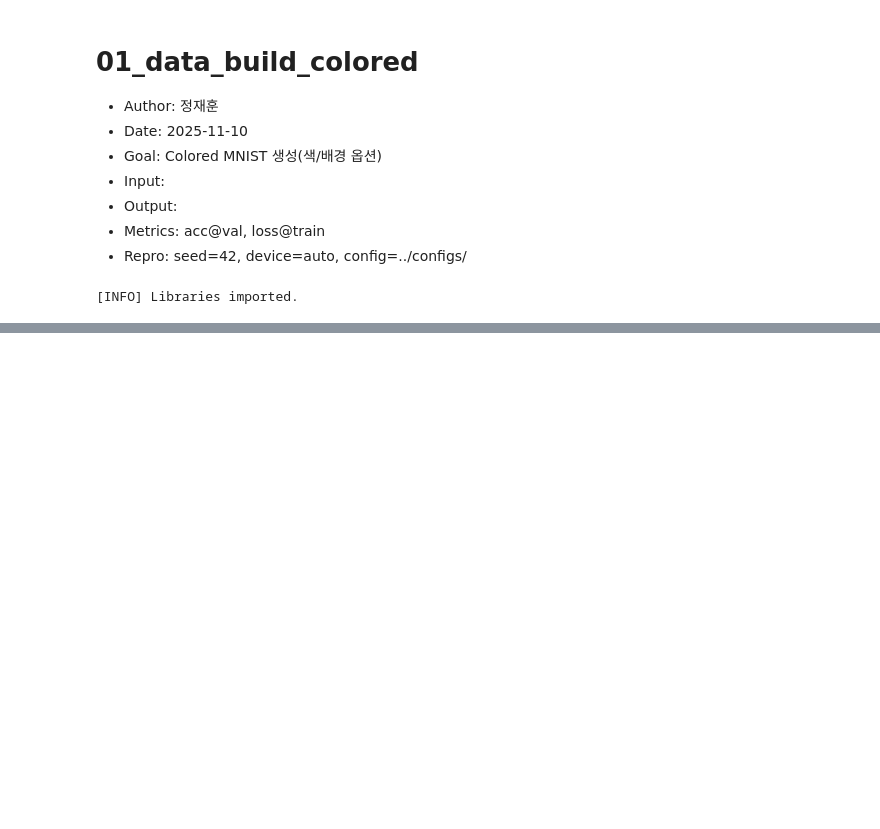
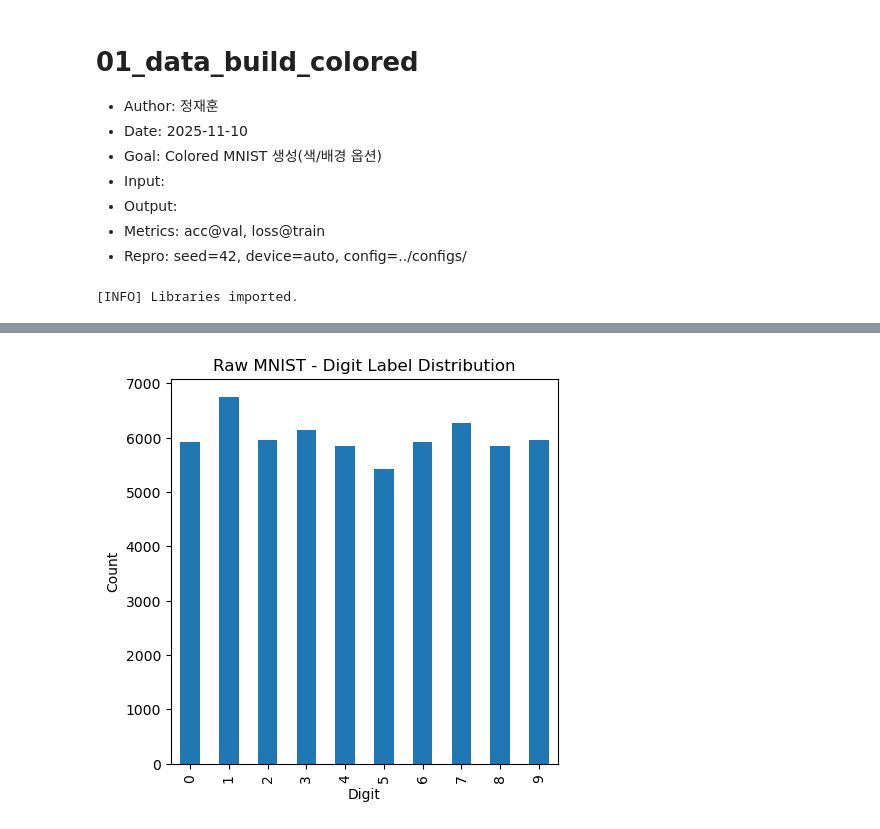
Before and after one commit to ML-SSU-2025/colored-mnist-classification, a Jupyter notebook: notebooks/01_preprocessing_colored_mnist.ipynb, the cells around one changed output, grey strips where cells are left out. Drawn from its saved outputs; the diff is of its cells as text; code cells hidden in the pictures; blank space fills up the shorter version.

```diff
--- a/notebooks/01_preprocessing_colored_mnist.ipynb
+++ b/notebooks/01_preprocessing_colored_mnist.ipynb
@@ -917,0 +93,90 @@ Name: count, dtype: int64
+# %%
+# ======================================
+# Cell 3. Load raw MNIST (train_images / train_labels) + basic EDA
+# ======================================
+def load_mnist_npz(npz_path: str):
+    """
+    Load MNIST from mnist_train.npz with keys:
+      - train_images: (60000, 28, 28), uint8
+      - train_labels: (60000,), int64
+    Returns:
+      X: (N, 28, 28), float32
+      y: (N,), int64
+    """
+    data = np.load(npz_path)
+    print("[INFO] Keys in mnist_train.npz:", data.files)
+
+    if "train_images" not in data.files or "train_labels" not in data.files:
+        raise ValueError("Expected keys 'train_images' and 'train_labels' in mnist_train.npz.")
+
+    X = data["train_images"].astype(np.float32)  # (N, 28, 28)
+    y = data["train_labels"].astype(np.int64)   # (N,)
+    if X.ndim != 3 or X.shape[1:] != (28, 28):
+        raise ValueError(f"Unexpected train_images shape: {X.shape}")
+
+    return X, y
+
+
+X_raw, y_raw = load_mnist_npz(MNIST_TRAIN_PATH)
+
+N_BASE = X_raw.shape[0]
+print(f"[INFO] Raw MNIST shape (N, H, W): {X_raw.shape}")
+print(f"[INFO] Raw labels shape         : {y_raw.shape}")
+print(f"[INFO] Unique labels            : {np.unique(y_raw)}")
+
+# --- EDA: label distribution (raw) ---
+label_counts = pd.Series(y_raw).value_counts().sort_index()
+print("\n[EDA] Digit label counts (raw):")
+print(label_counts)
+
+plt.figure()
+label_counts.plot(kind="bar")
+plt.title("Raw MNIST - Digit Label Distribution")
+plt.xlabel("Digit")
+plt.ylabel("Count")
+plt.show()
+
+# --- EDA: pixel statistics (raw) ---
+flat_pixels = X_raw.reshape(-1)
+print(f"[EDA] Pixel min/max (raw): {flat_pixels.min()} / {flat_pixels.max()}")
+print(f"[EDA] Pixel mean/std (raw): {flat_pixels.mean():.2f} / {flat_pixels.std():.2f}")
+
+plt.figure()
+plt.hist(flat_pixels, bins=30, range=(0, 255))
+plt.title("Raw MNIST - Pixel Intensity Histogram")
+plt.xlabel("Pixel value")
+plt.ylabel("Frequency")
+plt.show()
+
+# --- EDA: class-wise mean images (raw) ---
+fig, axes = plt.subplots(2, 5, figsize=(10, 4))
+fig.suptitle("Raw MNIST - Mean Image per Digit", fontsize=12)
+for d in range(10):
+    mean_img = X_raw[y_raw == d].mean(axis=0)
+    ax = axes[d // 5, d % 5]
+    ax.imshow(mean_img, cmap="gray")
+    ax.set_title(f"Digit {d}")
+    ax.axis("off")
+plt.tight_layout()
+plt.show()
+
+# --- EDA: random samples (raw) ---
+def plot_random_digits(X, y, n=16, title="Random Raw Digits"):
+    """
+    Plot random digit images from the dataset.
+    """
+    idx = np.random.choice(len(X), size=n, replace=False)
+    cols = 4
+    rows = int(np.ceil(n / cols))
+    plt.figure(figsize=(cols * 2, rows * 2))
+    for i, j in enumerate(idx):
+        plt.subplot(rows, cols, i + 1)
+        plt.imshow(X[j], cmap="gray")
+        plt.title(f"y={y[j]}")
+        plt.axis("off")
+    plt.suptitle(title)
+    plt.tight_layout()
+    plt.show()
+
+plot_random_digits(X_raw, y_raw, n=16, title="Raw MNIST - Random Samples")
+# %% [output]
@@ -917,0 +200 @@ Name: count, dtype: int64
+[figure, added]
```
Also changed, not shown: parts of 18 cells of this notebook, 2 other files.
